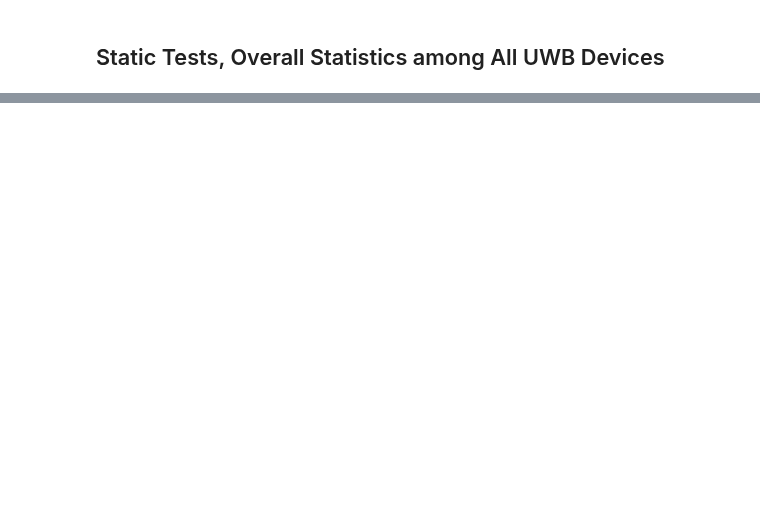
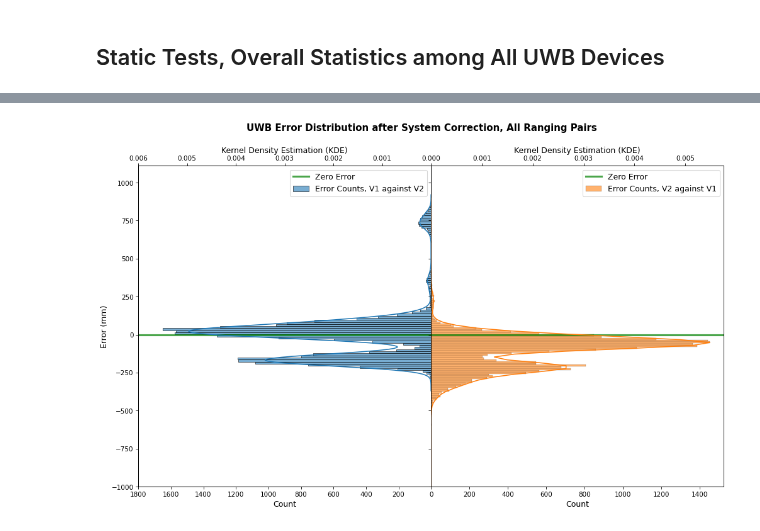
Before and after one commit to hegxiten/UWB-Lab-Rutgers-Rail, a Jupyter notebook: UWB_Ranging_System_Design_and_Testing/uwb_ranging_fieldtest_results/CONCISE_static_test.ipynb, the cells around one changed output, grey strips where cells are left out. Cells and saved outputs as stored; diff of their text form; code cells hidden in the pictures; blank space fills up the shorter version.

```diff
--- a/UWB_Ranging_System_Design_and_Testing/uwb_ranging_fieldtest_results/CONCISE_static_test.ipynb
+++ b/UWB_Ranging_System_Design_and_Testing/uwb_ranging_fieldtest_results/CONCISE_static_test.ipynb
@@ -416,0 +418,67 @@ plt.show()
+# %%
+# Horizontal Histgram
+figure2 = plt.figure(figsize=(16, 9), dpi=PLOTTING_DPI)
+axs = figure2.subplots(1,2,sharey=True)
+figure2.subplots_adjust(wspace=0)
+ax_static, ax_moving = axs[0], axs[1]
+ax2_static, ax2_moving = axs[0].twiny(), axs[1].twiny()
+
+my_palette = sns.color_palette("muted")
+
+zero_static = ax_static.axhline(y=0, color="g", label="Zero Error", linewidth=3, alpha=0.7)
+hist_static = sns.histplot(
+    data=df_all_static_stats_dist_idx.reset_index(),
+    y='Error (mm)',
+    alpha =0.6,
+    label="Error Counts, V{} against V{}".format(STATIC_VEH, MOVING_VEH),
+    ax=ax_static,
+    color="C0"
+)
+
+kde_static = sns.kdeplot(
+    data=df_all_static_stats_dist_idx.reset_index(),
+    x='Error (mm)',
+    ax=ax2_static,
+    label="Kernel Density Distribution, V{} against V{}".format(STATIC_VEH, MOVING_VEH),
+    linewidth=1.5,
+    vertical=True,
+    color="C0")
+
+zero_moving = ax_moving.axhline(y=0, color="g", label="Zero Error", linewidth=3, alpha=0.7)
+hist_moving = sns.histplot(
+    data=df_all_moving_stats_dist_idx.reset_index(),
+    y='Error (mm)',
+    alpha =0.6,
+    label="Error Counts, V{} against V{}".format(MOVING_VEH, STATIC_VEH),
+    ax=ax_moving,
+    color="C1"
+)
+kde_moving = sns.kdeplot(
+    data=df_all_moving_stats_dist_idx.reset_index(),
+    x='Error (mm)',
+    ax=ax2_moving,
+    label="Kernel Density Distribution, V{} against V{}".format(MOVING_VEH, STATIC_VEH),
+    linewidth=1.5,
+    vertical=True,
+    color="C1")
+
+ax_static.set_xlim(ax_static.get_xlim()[::-1])
+ax2_static.set_xlim(ax2_static.get_xlim()[::-1])
+
+ax2_static.set_xlabel("Kernel Density Estimation (KDE)")
+ax2_moving.set_xlabel("Kernel Density Estimation (KDE)")
+
+ax_static.set_xticks(ax_static.get_xticks()[1:])
+ax2_static.set_xticks(ax2_static.get_xticks()[1:])
+
+axs[0].set_ylim(bottom=-1000)
+axs[1].set_ylim(bottom=-1000)
+
+axs[0].legend()
+axs[1].legend()
+
+figure2.suptitle("UWB Error Distribution after System Correction, All Ranging Pairs", fontsize='x-large', fontweight='bold')
+
+plt.show()
+# %% [output]
+[figure, added]
```
Also changed, not shown: parts of 15 cells of this notebook, 15 other files.
